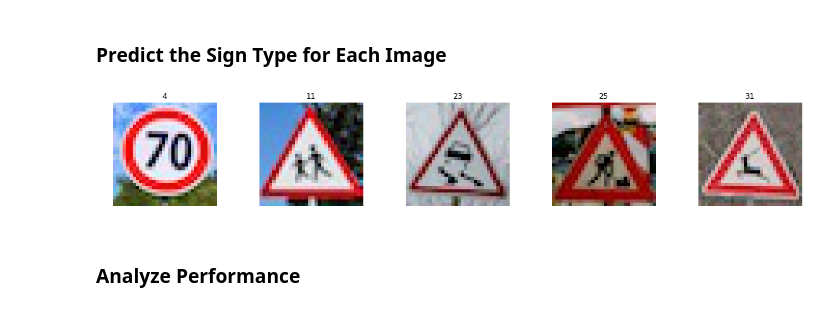
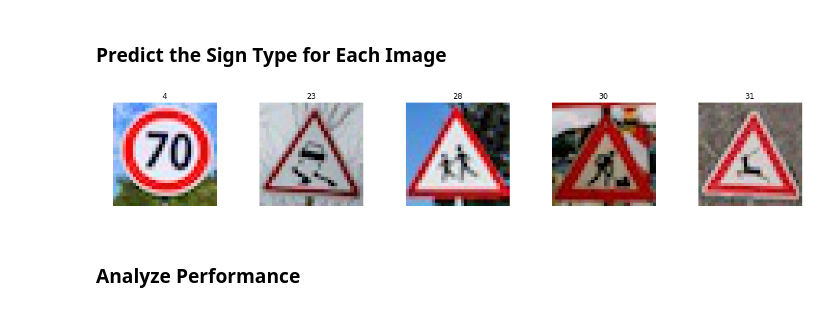
Before and after one commit to clarisli/CarND-Traffic-Sign-Classifier, a Jupyter notebook: Traffic_Sign_Classifier.ipynb, the cells around one changed output. Cells and saved outputs as stored; diff of their text form; code cells hidden in the pictures.

```diff
--- a/Traffic_Sign_Classifier.ipynb
+++ b/Traffic_Sign_Classifier.ipynb
@@ -493,6 +479,6 @@ def evaluate(X_data, y_data):
     sess = tf.get_default_session()
     for offset in range(0, num_examples, BATCH_SIZE):
         batch_x, batch_y = X_data[offset:offset+BATCH_SIZE], y_data[offset:offset+BATCH_SIZE]
-        accuracy = sess.run(accuracy_operation, feed_dict={x: batch_x, y: batch_y, keep_prob:1.0})
+        accuracy = sess.run(accuracy_operation, feed_dict={x: batch_x, y: batch_y, keep_prob1:1.0, keep_prob2:1.0})
         total_accuracy += (accuracy * len(batch_x))
     return total_accuracy / num_examples
@@ -511,10 +494,12 @@ with tf.Session() as sess:
         for offset in range(0, num_examples, BATCH_SIZE):
             end = offset + BATCH_SIZE
             batch_x, batch_y = X_train_p[offset:end], y_train_p[offset:end]
-            sess.run(training_operation, feed_dict={x: batch_x, y: batch_y, keep_prob:0.5})
+            sess.run(training_operation, feed_dict={x: batch_x, y: batch_y, keep_prob1:0.5, keep_prob2:0.5})
 
+        training_accuracy = evaluate(X_train_p, y_train_p)
         validation_accuracy = evaluate(X_valid_p, y_valid)
         print("EPOCH {} ...".format(i+1))
+        print("Training Accuracy = {:.3f}".format(training_accuracy))
         print("Validation Accuracy = {:.3f}".format(validation_accuracy))
         print()
 
@@ -524,6 +527,10 @@ with tf.Session() as sess:
 with tf.Session() as sess:
     saver.restore(sess, tf.train.latest_checkpoint('.'))
 
+    training_accuracy = evaluate(X_train_p, y_train_p)
+    validation_accuracy = evaluate(X_valid_p, y_valid)
     test_accuracy = evaluate(X_test_p, y_test)
+    print("Train Accuracy = {:.3f}".format(training_accuracy))
+    print("Validation Accuracy = {:.3f}".format(validation_accuracy))
     print("Test Accuracy = {:.3f}".format(test_accuracy))
 # %% [output]
@@ -550,9 +561,10 @@ import matplotlib.image as mpimg
 
 X_test_web = []
 
-for image_path in os.listdir(test_path):
+for image_path in sorted(os.listdir(test_path)):
     input_path = os.path.join(test_path, image_path)
     image = mpimg.imread(input_path)
+    print(input_path)
     X_test_web.append(image)
 
 X_test_web = np.array(X_test_web)
@@ -565,16 +584,16 @@ show_images(X_test_web, y_test_web, cmap='gray')
 # %%
 ### Run the predictions here and use the model to output the prediction for each image.
 ### Make sure to pre-process the images with the same pre-processing pipeline used earlier.
 ### Feel free to use as many code cells as needed.
 prediction = tf.argmax(logits, 1)
 
 with tf.Session() as sess:
     saver.restore(sess, tf.train.latest_checkpoint('.'))
-    y_test_web_predict = sess.run(prediction, feed_dict={x: X_test_web_p, y: y_test_web, keep_prob:1.0})
+    y_test_web_predict = sess.run(prediction, feed_dict={x: X_test_web_p, y: y_test_web, keep_prob1:1.0, keep_prob2:1.0})
 
 show_images(X_test_web, y_test_web_predict, cmap='gray')
 # %% [output]
-[figure, old version]
+[figure, new version]
 # %% [markdown]
 ### Analyze Performance
 # %%
```
Also changed, not shown: parts of 23 cells of this notebook, 4 other files.
